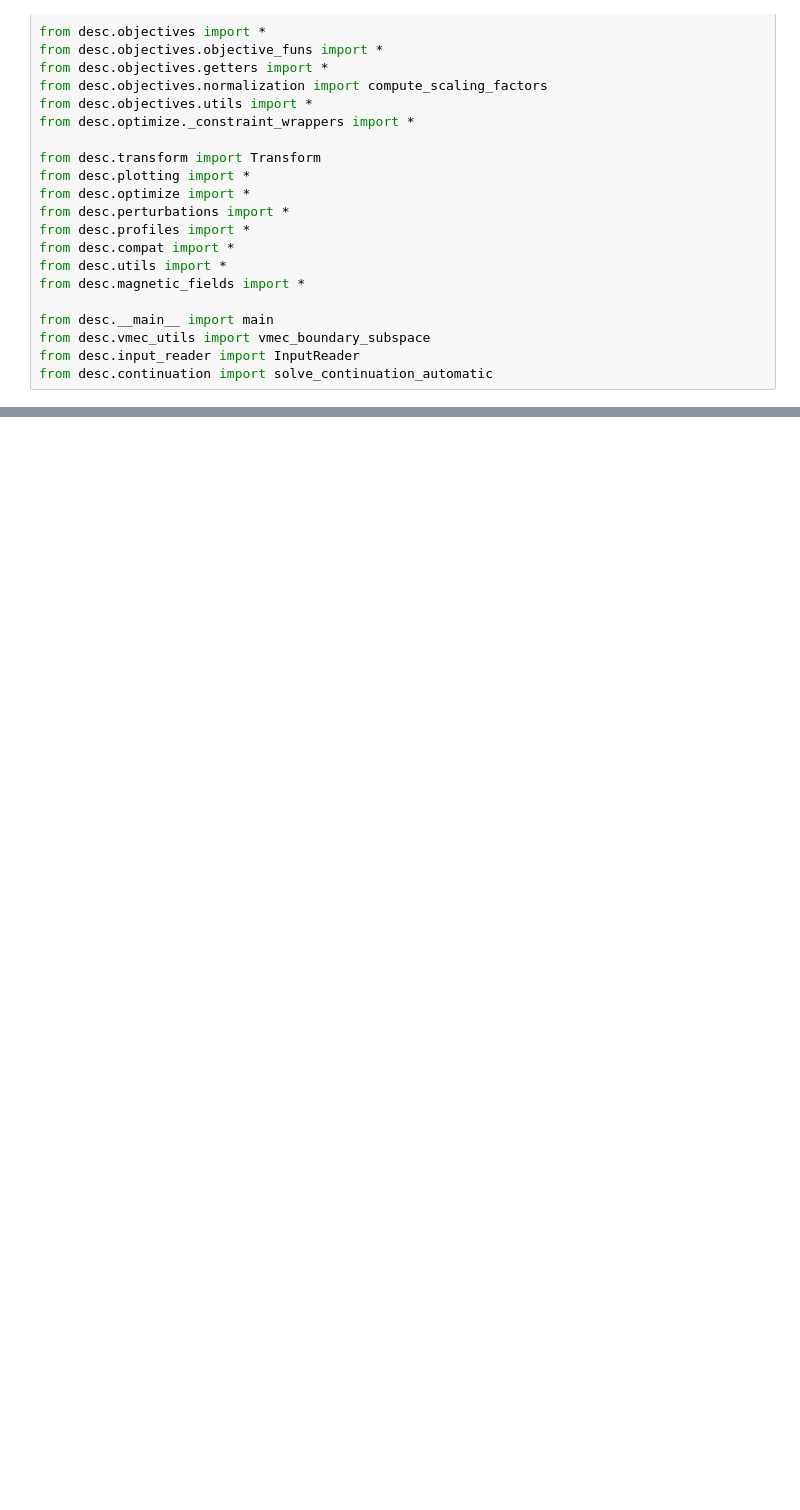
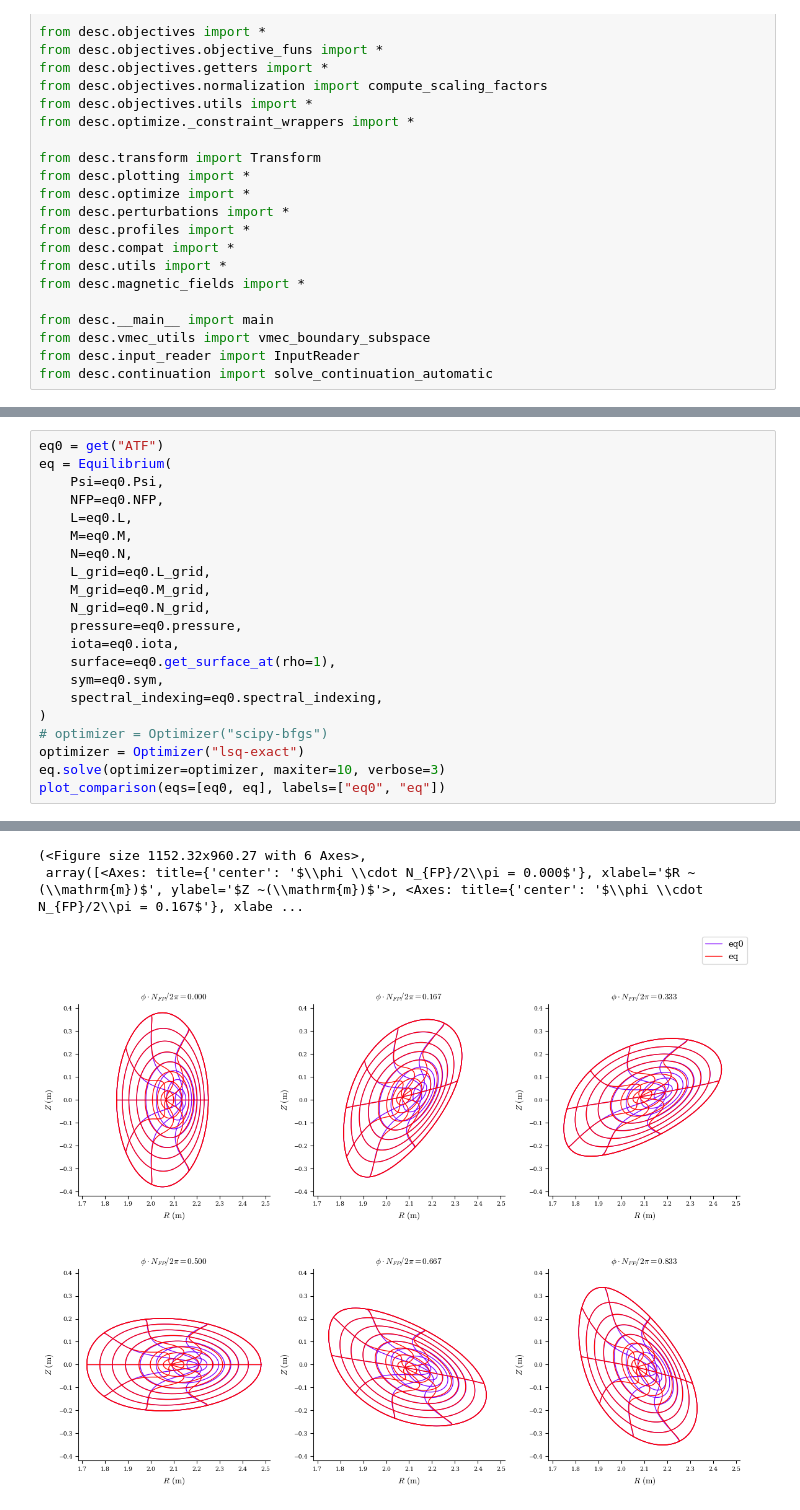
Before and after one commit to YigitElma/DEBUG-DESC, a Jupyter notebook: test-notebook.ipynb, the cells around one changed output, grey strips where cells are left out. Drawn from its saved outputs; the diff is of its cells as text; blank space fills up the shorter version.

```diff
--- a/test-notebook.ipynb
+++ b/test-notebook.ipynb
@@ -97,0 +64,22 @@ array([0., 0., 0., 0.])
+# %%
+eq0 = get("ATF")
+eq = Equilibrium(
+    Psi=eq0.Psi,
+    NFP=eq0.NFP,
+    L=eq0.L,
+    M=eq0.M,
+    N=eq0.N,
+    L_grid=eq0.L_grid,
+    M_grid=eq0.M_grid,
+    N_grid=eq0.N_grid,
+    pressure=eq0.pressure,
+    iota=eq0.iota,
+    surface=eq0.get_surface_at(rho=1),
+    sym=eq0.sym,
+    spectral_indexing=eq0.spectral_indexing,
+)
+# optimizer = Optimizer("scipy-bfgs")
+optimizer = Optimizer("lsq-exact")
+eq.solve(optimizer=optimizer, maxiter=10, verbose=3)
+plot_comparison(eqs=[eq0, eq], labels=["eq0", "eq"])
+# %% [output]
@@ -97,0 +103,3 @@ array([0., 0., 0., 0.])
+(<Figure size 1152.32x960.27 with 6 Axes>,
+ array([<Axes: title={'center': '$\\phi \\cdot N_{FP}/2\\pi = 0.000$'}, xlabel='$R ~(\\mathrm{m})$', ylabel='$Z ~(\\mathrm{m})$'>, <Axes: title={'center': '$\\phi \\cdot N_{FP}/2\\pi = 0.167$'}, xlabe ...
+[figure, added]
```
Also changed, not shown: parts of 4 cells of this notebook, 1 other file.
